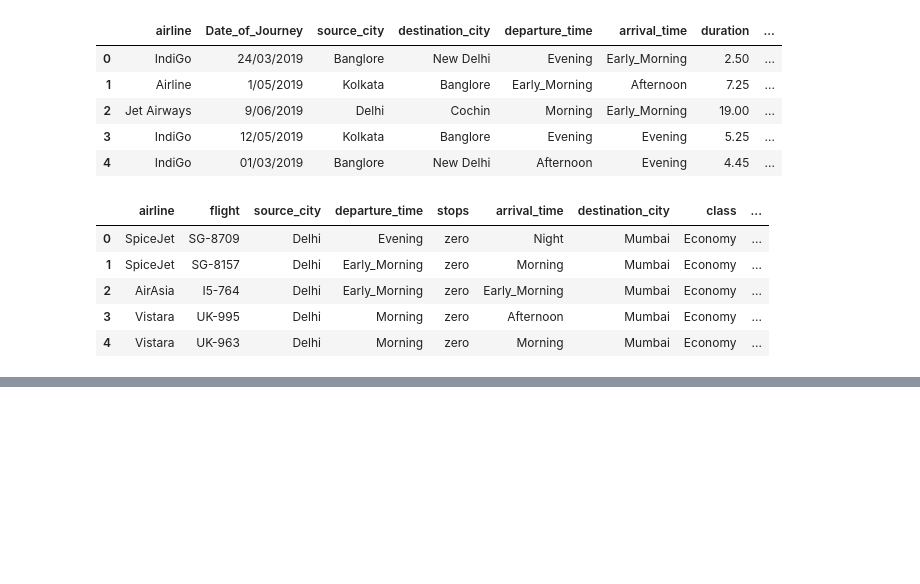
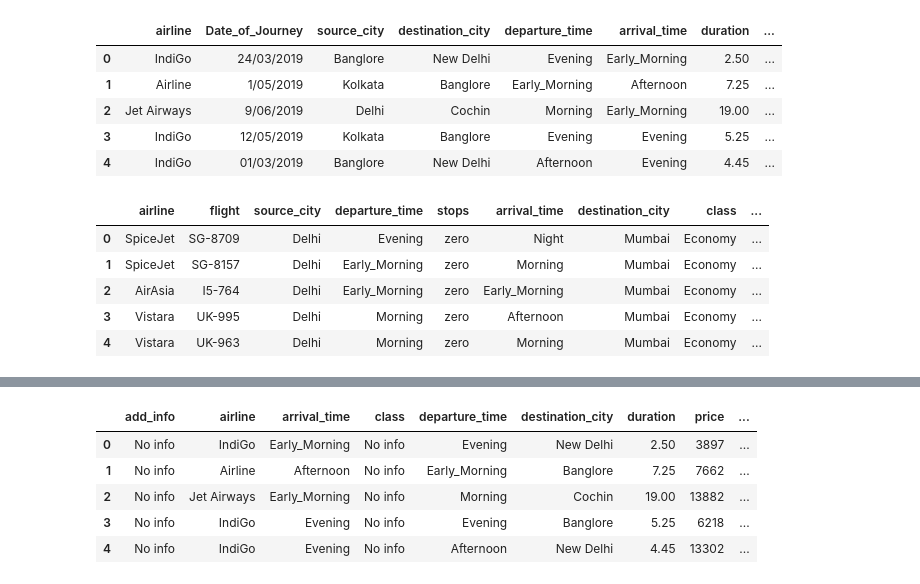
Before and after one commit to r41ss4/rennes_da, a Jupyter notebook: merging_data.ipynb, the cells around one changed output, grey strips where cells are left out. Saved outputs shown, nothing was run; the diff lists cells and outputs as text; code cells hidden in the pictures; blank space fills up the shorter version.

```diff
--- a/merging_data.ipynb
+++ b/merging_data.ipynb
@@ -428,0 +375,5 @@ memory usage: 1010.0+ KB
+# %%
+# Change name in clean_f1
+clean_f1['class'] = 'No info'
+# Review dataset
+clean_f1.head(5)
@@ -428,0 +390,3 @@ memory usage: 1010.0+ KB
+# %%
+# Drop the 'Date_of_Journey' column
+clean_f1 = clean_f1.drop(columns=['Date_of_Journey'])
@@ -428,0 +420,13 @@ memory usage: 1010.0+ KB
+# %%
+# Merge the datasets
+merged_df = clean_f1.combine_first(clean_f2)
+# %%
+# Review dataset
+merged_df.head(5)
+# %% [output]
+|  | add_info | airline | arrival_time | class | departure_time | destination_city | duration | price | ... |
+| 0 | No info | IndiGo | Early_Morning | No info | Evening | New Delhi | 2.50 | 3897 | ... |
+| 1 | No info | Airline | Afternoon | No info | Early_Morning | Banglore | 7.25 | 7662 | ... |
+| 2 | No info | Jet Airways | Early_Morning | No info | Morning | Cochin | 19.00 | 13882 | ... |
+| 3 | No info | IndiGo | Evening | No info | Evening | Banglore | 5.25 | 6218 | ... |
+| 4 | No info | IndiGo | Evening | No info | Afternoon | New Delhi | 4.45 | 13302 | ... |
```
Also changed, not shown: parts of 14 cells of this notebook, 1 other file.
